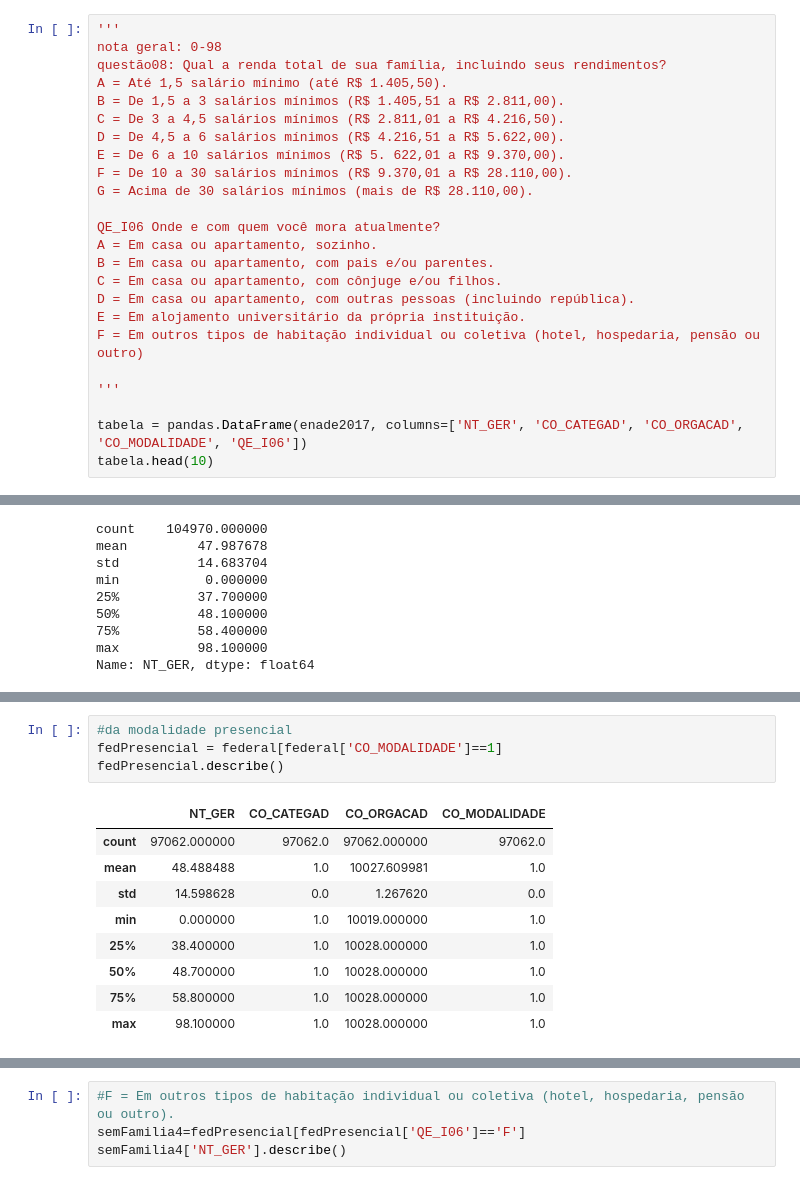
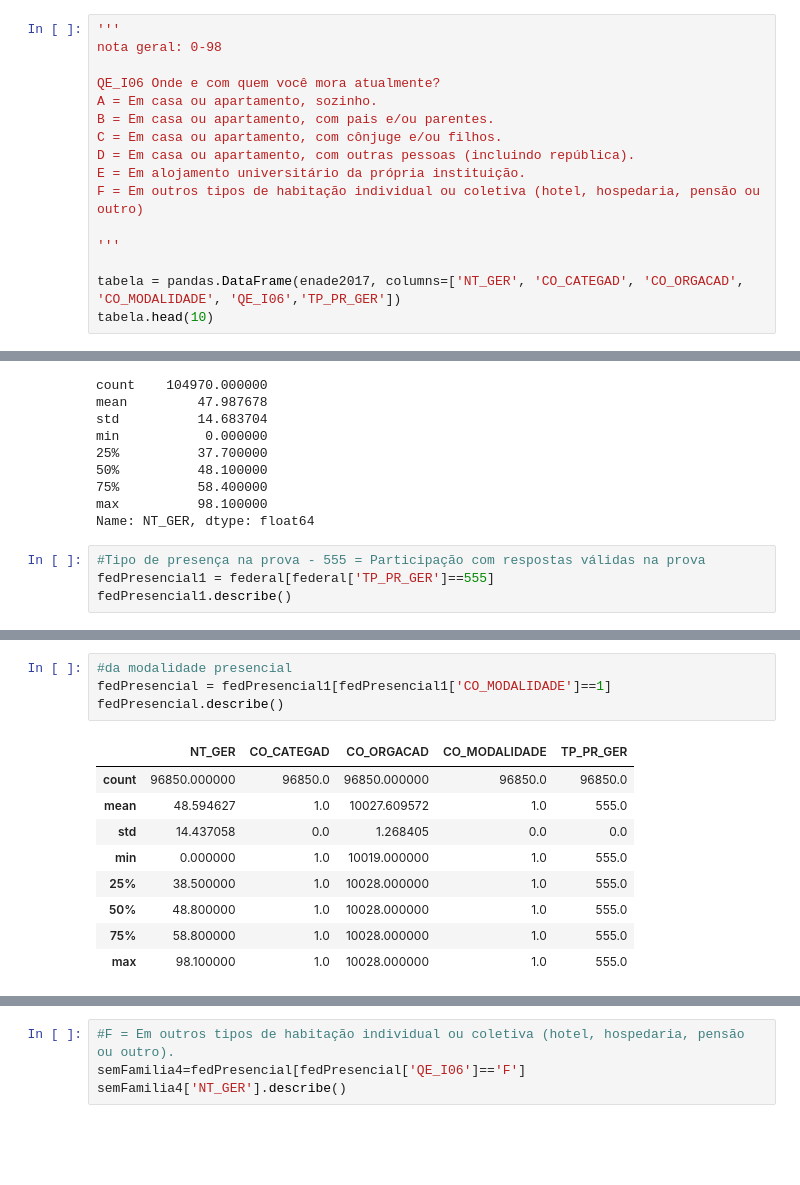
Before and after one commit to nayaras/topicosIC-1, a Jupyter notebook: enade.ipynb, the cells around one changed output, grey strips where cells are left out. Cells and saved outputs as stored; diff of their text form; blank space fills up the shorter version.

```diff
--- a/enade.ipynb
+++ b/enade.ipynb
@@ -37,14 +37,6 @@ Index(['NU_ANO', 'CO_IES', 'CO_CATEGAD', 'CO_ORGACAD', 'CO_GRUPO', 'CO_CURSO',
 # %%
 '''
 nota geral: 0-98
-questão08: Qual a renda total de sua família, incluindo seus rendimentos?
-A = Até 1,5 salário mínimo (até R$ 1.405,50).
-B = De 1,5 a 3 salários mínimos (R$ 1.405,51 a R$ 2.811,00).
-C = De 3 a 4,5 salários mínimos (R$ 2.811,01 a R$ 4.216,50).
-D = De 4,5 a 6 salários mínimos (R$ 4.216,51 a R$ 5.622,00).
-E = De 6 a 10 salários mínimos (R$ 5. 622,01 a R$ 9.370,00).
-F = De 10 a 30 salários mínimos (R$ 9.370,01 a R$ 28.110,00).
-G = Acima de 30 salários mínimos (mais de R$ 28.110,00).
 
 QE_I06 Onde e com quem você mora atualmente?
 A = Em casa ou apartamento, sozinho.
@@ -56,6 +48,6 @@ F = Em outros tipos de habitação individual ou coletiva (hotel, hospedaria, pe
 
 '''
 
-tabela = pandas.DataFrame(enade2017, columns=['NT_GER', 'CO_CATEGAD', 'CO_ORGACAD', 'CO_MODALIDADE', 'QE_I06'])
+tabela = pandas.DataFrame(enade2017, columns=['NT_GER', 'CO_CATEGAD', 'CO_ORGACAD', 'CO_MODALIDADE', 'QE_I06','TP_PR_GER'])
 tabela.head(10)
 # %% [output]
@@ -184,3 +176,7 @@ min           0.000000
 75%          58.400000
 max          98.100000
 Name: NT_GER, dtype: float64
+# %%
+#Tipo de presença na prova - 555 = Participação com respostas válidas na prova
+fedPresencial1 = federal[federal['TP_PR_GER']==555]
+fedPresencial1.describe()
@@ -187,17 +193,17 @@ Name: NT_GER, dtype: float64
 # %%
 #da modalidade presencial
-fedPresencial = federal[federal['CO_MODALIDADE']==1]
+fedPresencial = fedPresencial1[fedPresencial1['CO_MODALIDADE']==1]
 fedPresencial.describe()
 # %% [output]
-|  | NT_GER | CO_CATEGAD | CO_ORGACAD | CO_MODALIDADE |
-| count | 97062.000000 | 97062.0 | 97062.000000 | 97062.0 |
-| mean | 48.488488 | 1.0 | 10027.609981 | 1.0 |
-| std | 14.598628 | 0.0 | 1.267620 | 0.0 |
-| min | 0.000000 | 1.0 | 10019.000000 | 1.0 |
-| 25% | 38.400000 | 1.0 | 10028.000000 | 1.0 |
-| 50% | 48.700000 | 1.0 | 10028.000000 | 1.0 |
-| 75% | 58.800000 | 1.0 | 10028.000000 | 1.0 |
-| max | 98.100000 | 1.0 | 10028.000000 | 1.0 |
+|  | NT_GER | CO_CATEGAD | CO_ORGACAD | CO_MODALIDADE | TP_PR_GER |
+| count | 96850.000000 | 96850.0 | 96850.000000 | 96850.0 | 96850.0 |
+| mean | 48.594627 | 1.0 | 10027.609572 | 1.0 | 555.0 |
+| std | 14.437058 | 0.0 | 1.268405 | 0.0 | 0.0 |
+| min | 0.000000 | 1.0 | 10019.000000 | 1.0 | 555.0 |
+| 25% | 38.500000 | 1.0 | 10028.000000 | 1.0 | 555.0 |
+| 50% | 48.800000 | 1.0 | 10028.000000 | 1.0 | 555.0 |
+| 75% | 58.800000 | 1.0 | 10028.000000 | 1.0 | 555.0 |
+| max | 98.100000 | 1.0 | 10028.000000 | 1.0 | 555.0 |
 # %%
 #alunos de instituição federal na modalidade presencial que moram com os familiares
 #B = Em casa ou apartamento, com pais e/ou parentes.
```
Also changed, not shown: parts of 11 cells of this notebook.
